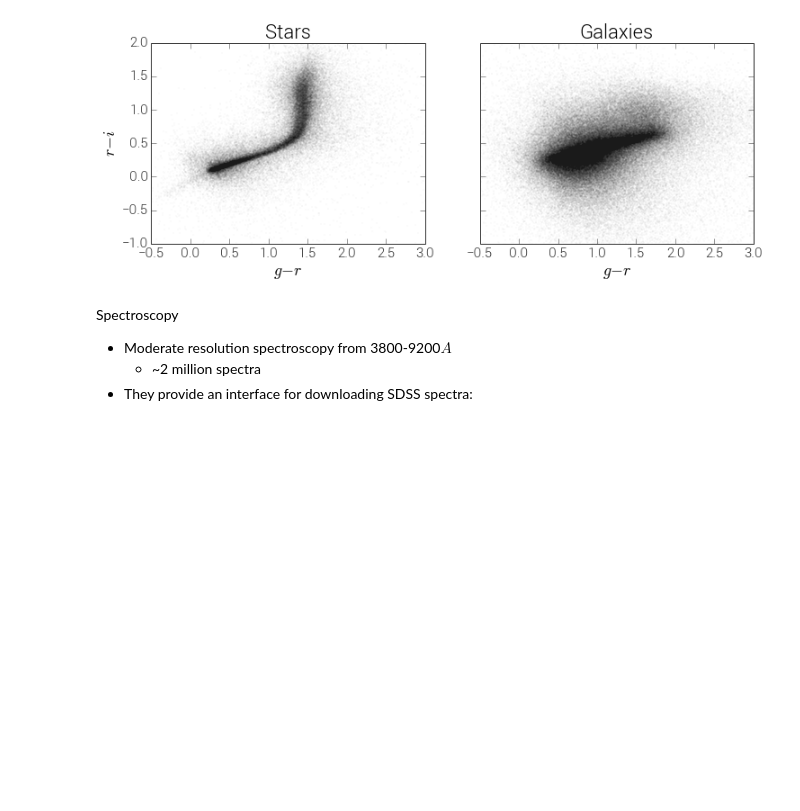
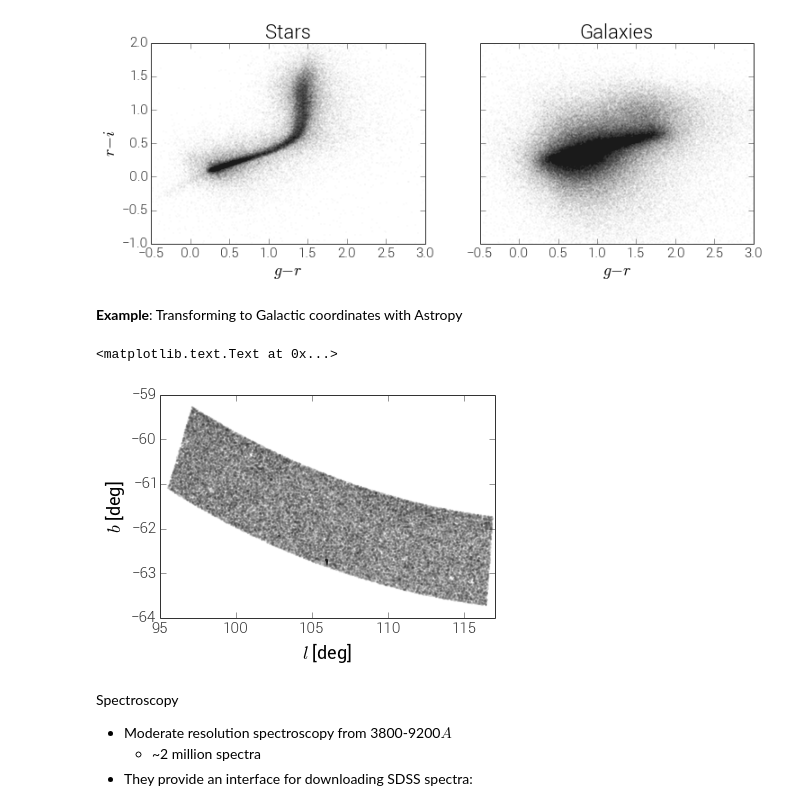
Before and after one commit to adrn/NYCastroML, a Jupyter notebook: Chapter1/Section_1.5.ipynb, the cells around one changed output. Drawn from its saved outputs; the diff is of its cells as text; code cells hidden in the pictures; blank space fills up the shorter version.

Commit message:
added lots of examples

```diff
--- a/Chapter1/Section_1.5.ipynb
+++ b/Chapter1/Section_1.5.ipynb
@@ -119,6 +116,24 @@ axes[0].set_ylim(-1, 2)
 # %% [output]
 (-1, 2)
 [figure]
+# %% [markdown]
+__Example__: Transforming to Galactic coordinates with Astropy
+# %%
+from astropy.coordinates import ICRS
+import astropy.units as u
+
+eq = ICRS(stars['ra']*u.deg, stars['dec']*u.deg)
+l,b = eq.galactic.l, eq.galactic.b
+# %%
+plot(l.degree, b.degree,
+     marker='.',linestyle='none',alpha=0.05)
+xlim(95,117)
+ylim(-64,-59)
+xlabel('$l$ [deg]')
+ylabel('$b$ [deg]')
+# %% [output]
+<matplotlib.text.Text at 0x...>
+[figure, added]
 # %% [markdown]
 <p class='h4'>Spectroscopy</p>
 
```
Also changed, not shown: parts of 25 cells of this notebook.
